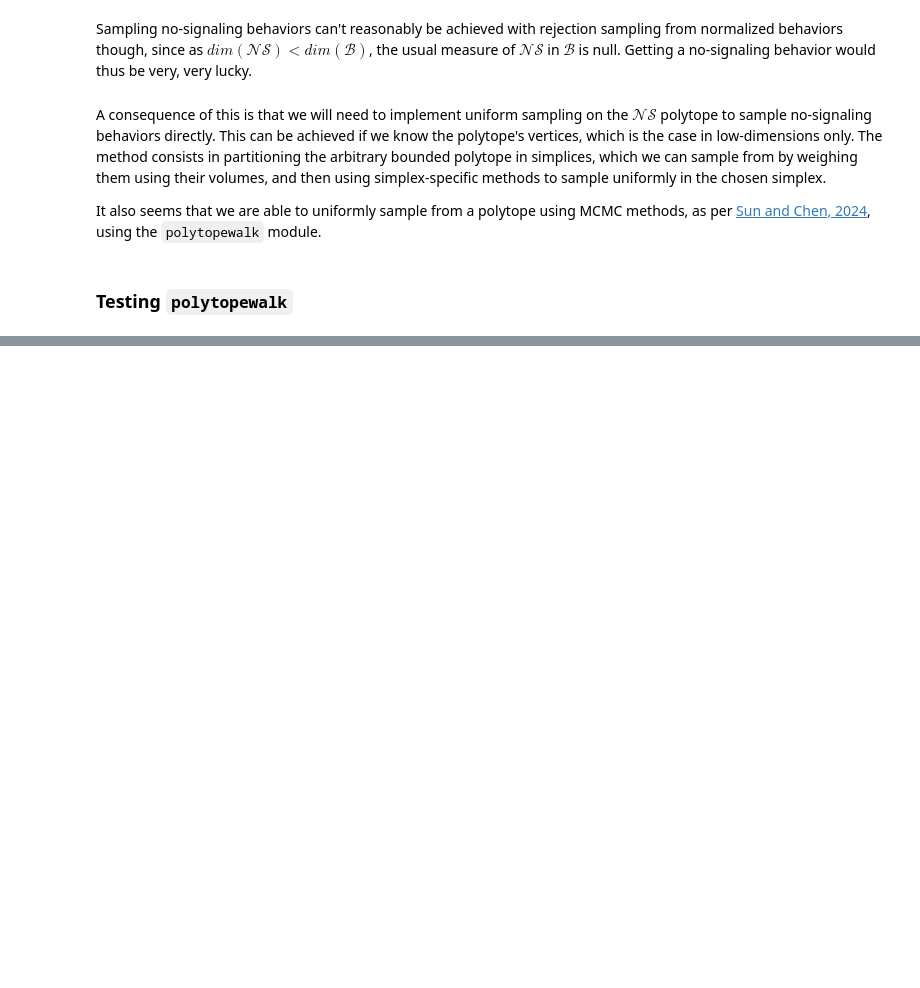
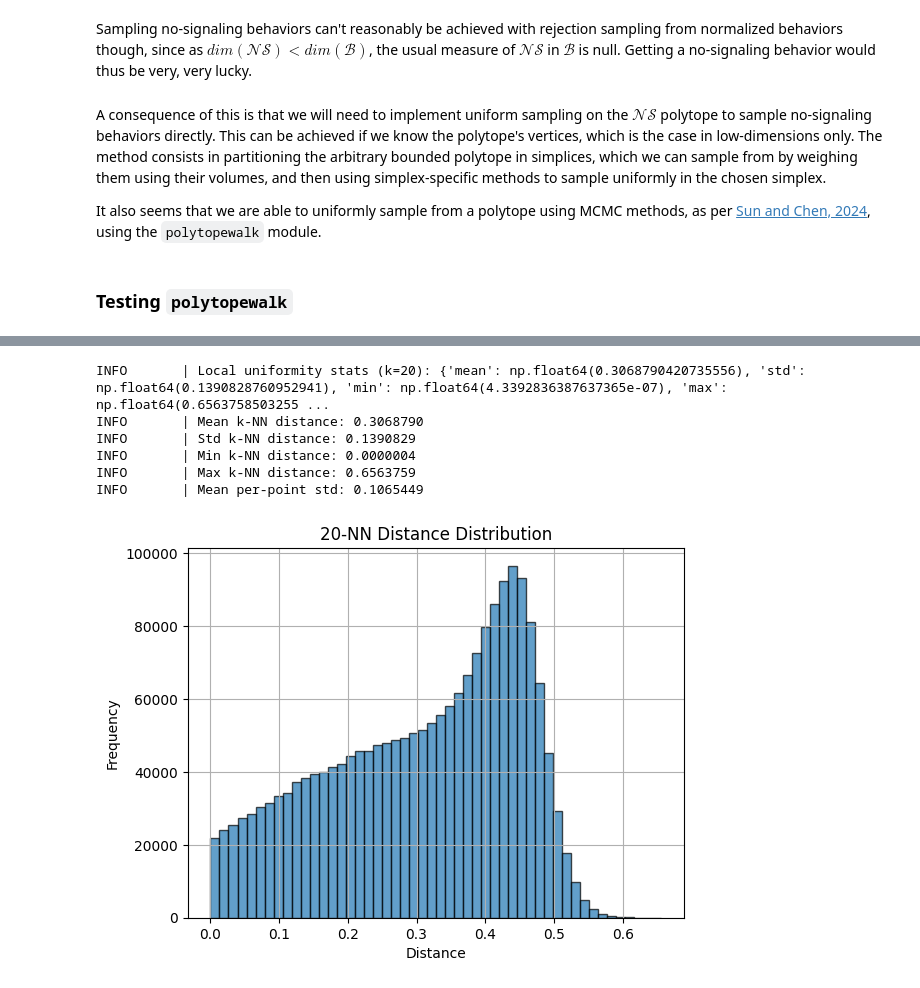
Before and after one commit to LgBossu/full-dimensional-srns-explorer, a Jupyter notebook: code/first_tests.ipynb, the cells around one changed output, grey strips where cells are left out. Drawn from its saved outputs; the diff is of its cells as text; code cells hidden in the pictures; blank space fills up the shorter version.

```diff
--- a/code/first_tests.ipynb
+++ b/code/first_tests.ipynb
@@ -299,0 +450,13 @@ INFO       | Test center point: [ 5.00000000e-01 -7.27487666e-16  2.50000000e-01
+# %%
+# # Apply it to the samples
+# stats = global_analyze_sampling(samples_og, plot=True)
+# Apply it to the samples
+local_stats = analyze_local_uniformity(samples_og, k=20, plot=True)
+# %% [output]
+INFO       | Local uniformity stats (k=20): {'mean': np.float64(0.3068790420735556), 'std': np.float64(0.1390828760952941), 'min': np.float64(4.3392836387637365e-07), 'max': np.float64(0.6563758503255 ...
+INFO       | Mean k-NN distance: 0.3068790
+INFO       | Std k-NN distance: 0.1390829
+INFO       | Min k-NN distance: 0.0000004
+INFO       | Max k-NN distance: 0.6563759
+INFO       | Mean per-point std: 0.1065449
+[figure, added]
```
Also changed, not shown: parts of 8 cells of this notebook, 2 other files.
